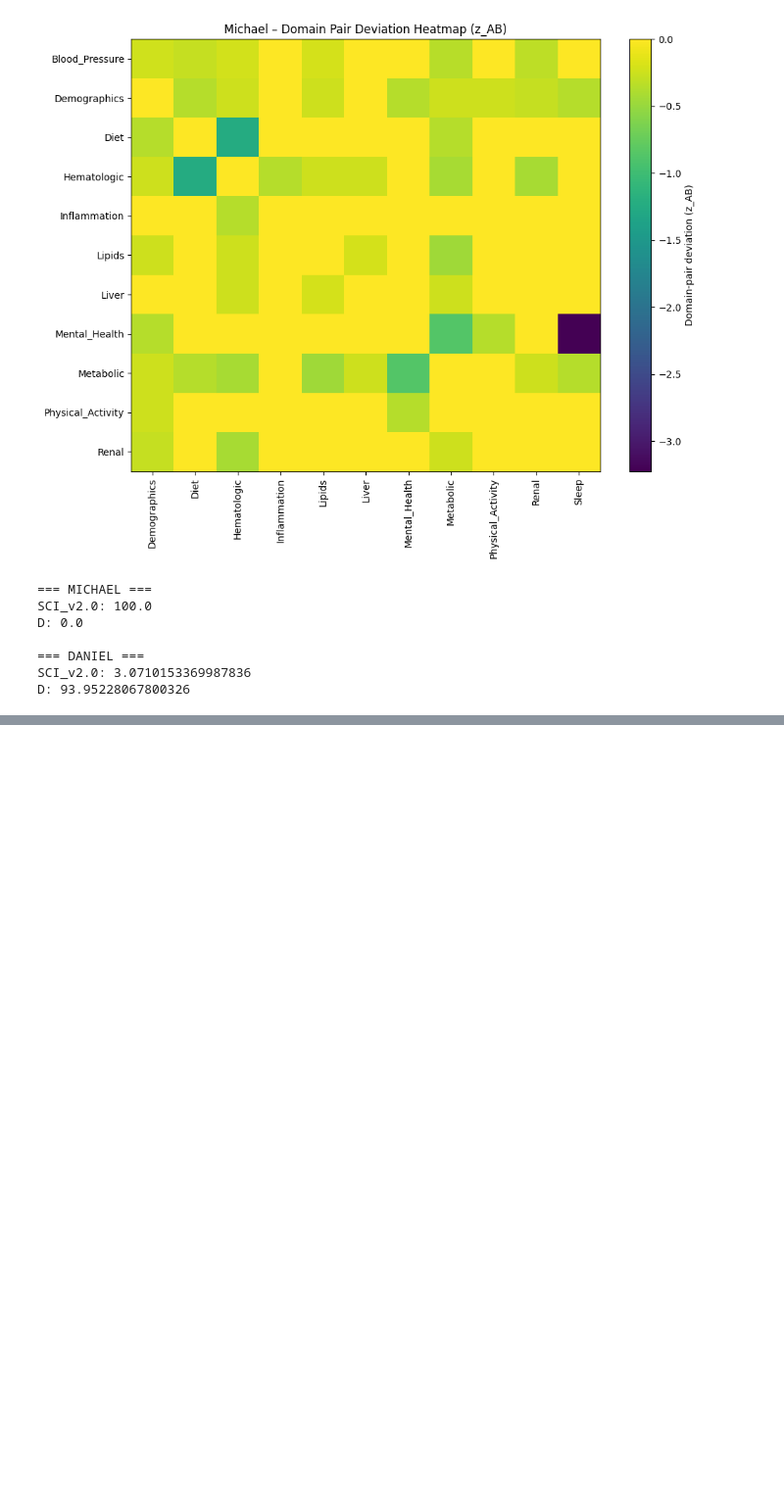
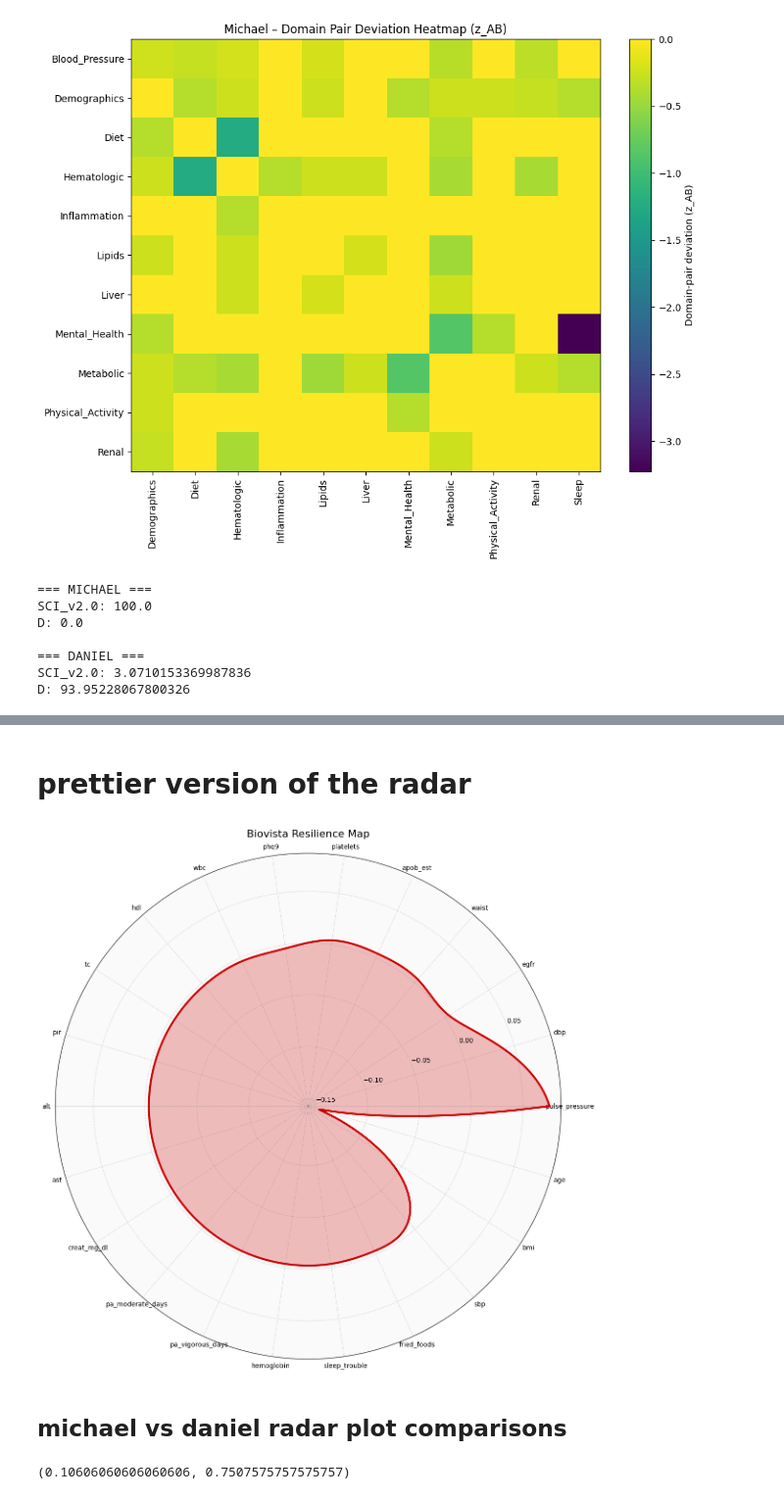
Before and after one commit to JACKMCDONNELL/python-learning, a Jupyter notebook: network/NHANES/NHANES_network.ipynb, the cells around one changed output, grey strips where cells are left out. Shown at 98% size. Drawn from its saved outputs; the diff is of its cells as text; code cells hidden in the pictures; blank space fills up the shorter version.

```diff
--- a/network/NHANES/NHANES_network.ipynb
+++ b/network/NHANES/NHANES_network.ipynb
@@ -1343,0 +1508,60 @@ D: 93.95228067800326
+# %% [markdown]
+# prettier version of the radar
+# %%
+import numpy as np
+import matplotlib.pyplot as plt
+from scipy.interpolate import make_interp_spline
+
+def radar_pretty(resilience_series, title="Biovista Resilience Map"):
+
+    s = resilience_series.sort_values(ascending=False)
+    labels = s.index.tolist()
+    values = s.values
+    values_closed = np.concatenate([values, [values[0]]])
+    angles = np.linspace(0, 2*np.pi, len(values_closed))
+
+    # Safety check: no NaNs
+    if np.isnan(values_closed).any():
+        print("WARNING: NaNs detected — switching to safe plot.")
+        return radar_safe(resilience_series, title)
+
+    # Try spline
+    try:
+        spline = make_interp_spline(angles, values_closed, k=3)
+        angles_s = np.linspace(0, 2*np.pi, 300)
+        values_s = spline(angles_s)
+    except Exception as e:
+        print("Spline error:", e)
+        print("Falling back to safe polygon.")
+        return radar_safe(resilience_series, title)
+
+    # === Radar plot ===
+    fig = plt.figure(figsize=(12,12))
+    ax = plt.subplot(111, polar=True)
+
+    # Background & grid
+    ax.set_facecolor("#fafafa")
+    ax.grid(color="gray", alpha=0.3, linestyle="--")
+
+    # Line + fill
+    ax.plot(angles_s, values_s, linewidth=3, color="#cc0000")
+    ax.fill(angles_s, values_s, alpha=0.25, color="#cc0000")
+
+    # Labels
+    ax.set_xticks(angles[:-1])
+    ax.set_xticklabels(labels, fontsize=10)
+
+    ax.set_title(title, fontsize=16, pad=25)
+
+    plt.tight_layout()
+    plt.show()
+
+    return fig
+
+# Run
+fig = radar_pretty(resilience_drops)
+fig.savefig("resilience_pretty.png", dpi=300)
+# %% [output]
+[figure, added]
+# %% [markdown]
+## michael vs daniel radar plot comparisons
@@ -1343,0 +1590,7 @@ D: 93.95228067800326
+# %%
+baseline_integrity_michael = patient_integrity_from_edges(edges_michael, variables, edge_threshold)
+baseline_integrity_daniel  = patient_integrity_from_edges(edges_daniel,  variables, edge_threshold)
+
+baseline_integrity_michael, baseline_integrity_daniel
+# %% [output]
+(0.10606060606060606, 0.7507575757575757)
```
Also changed, not shown: parts of 25 cells of this notebook.
